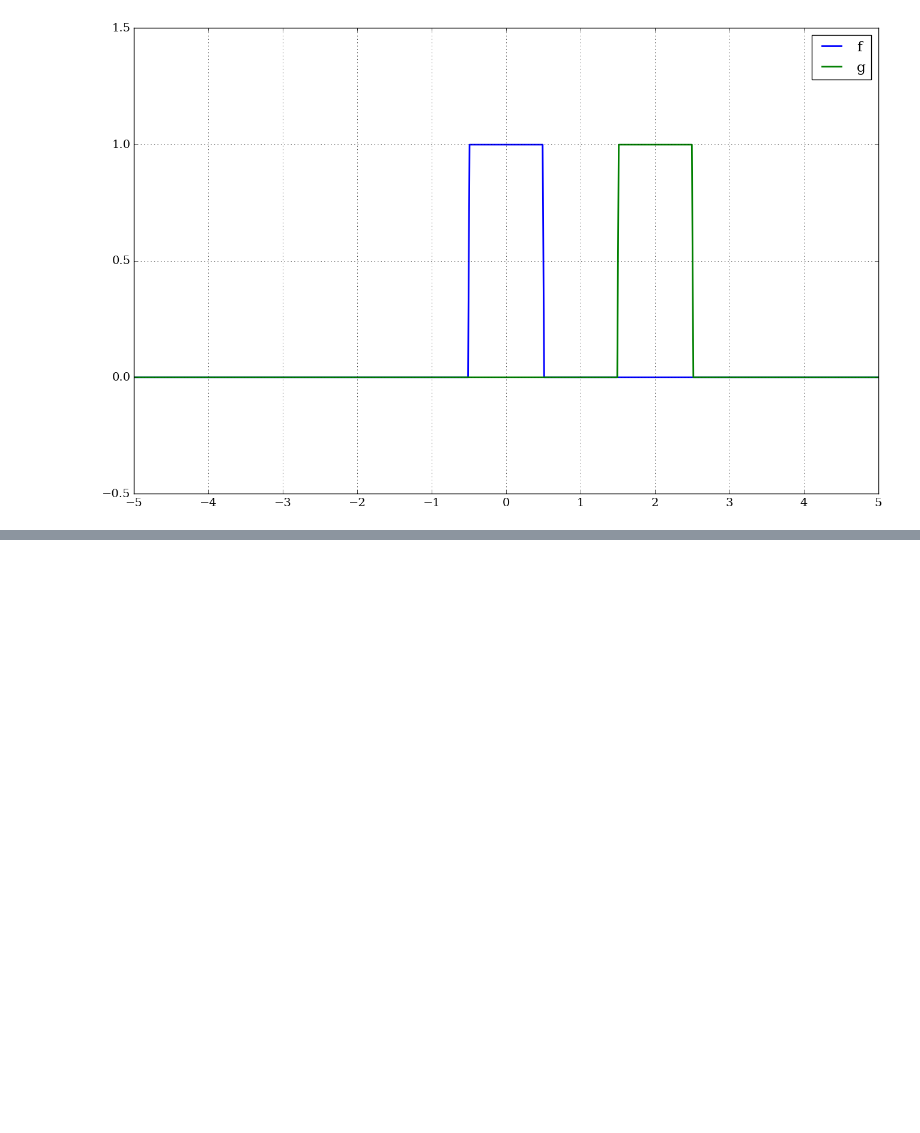
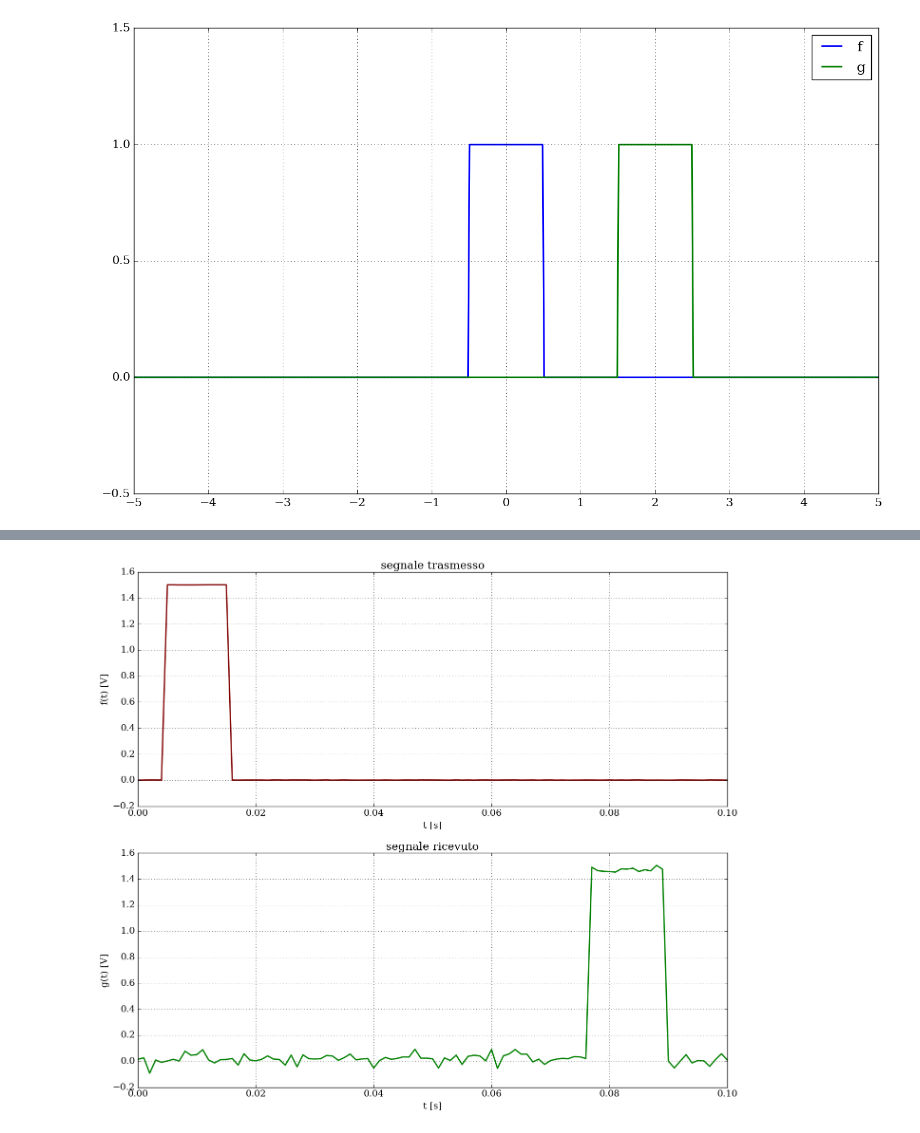
Before and after one commit to Ccaccia73/FluidodinamicaSperimentale, a Jupyter notebook: 01_Intro/02b_correlation.ipynb, the cells around one changed output, grey strips where cells are left out. Cells and saved outputs as stored; diff of their text form; code cells hidden in the pictures; blank space fills up the shorter version.

```diff
--- a/01_Intro/02b_correlation.ipynb
+++ b/01_Intro/02b_correlation.ipynb
@@ -83,0 +88,2 @@ Piecewise
+# %%
+dt = 0.001
@@ -83,0 +131,22 @@ Piecewise
+# %%
+nt = np.linspace(0.,len(fs)*dt, len(fs), endpoint=False)
+# %%
+plt.figure(figsize=(16,14), dpi=300)
+plt.subplot(211)
+plt.xlabel('t [s]')
+plt.ylabel('f(t) [V]')
+plt.title('segnale trasmesso')
+plt.plot(nt,fs,lw=2., color=(0.5,0.,0.))
+plt.xlim([0.,0.1])
+plt.ylim([-0.2, 1.6])
+plt.grid()
+plt.subplot(212)
+plt.xlabel('t [s]')
+plt.ylabel('g(t) [V]')
+plt.title('segnale ricevuto')
+plt.plot(nt,gs,lw=2., color=(0.,0.5,0.))
+plt.xlim([0.,0.1])
+plt.ylim([-0.2, 1.6])
+plt.grid()
+# %% [output]
+[figure, added]
```
Also changed, not shown: parts of 40 cells of this notebook, 4 other files.
